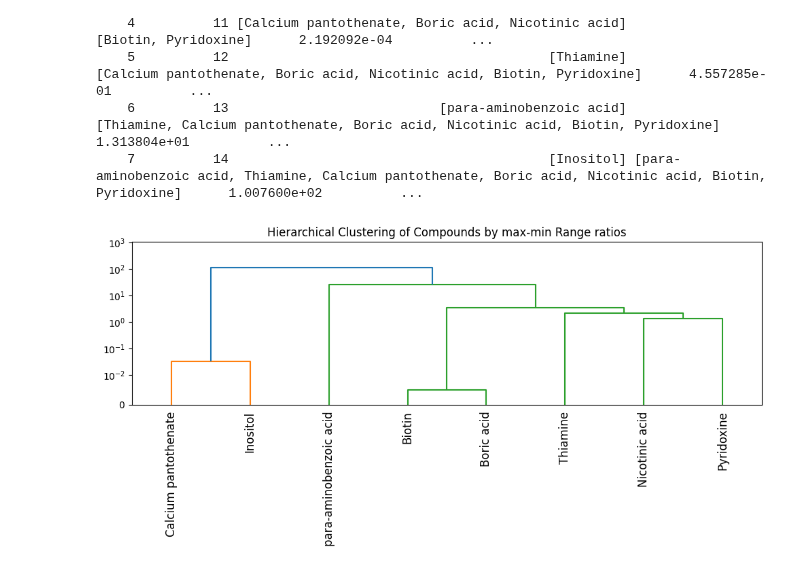
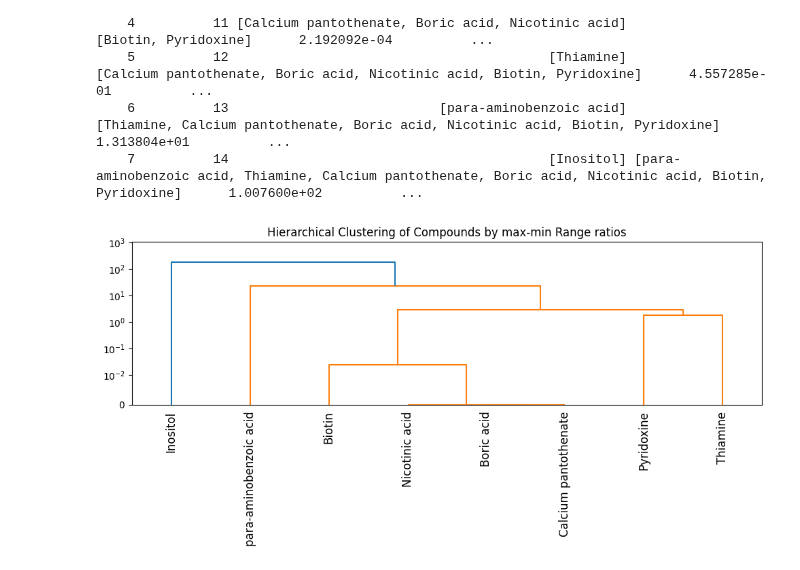
Before and after one commit to subarumuroi/ML_for_rational_design, a Jupyter notebook: Yarrowia linear hierarchial tree reduction.ipynb, the cells around one changed output. Drawn from its saved outputs; the diff is of its cells as text; code cells hidden in the pictures.

```diff
--- a/Yarrowia linear hierarchial tree reduction.ipynb
+++ b/Yarrowia linear hierarchial tree reduction.ipynb
@@ -99,7 +113,7 @@ ratio_df_e_reduced = ratio_df_e.drop(columns = ['1_YAR', '2b_YAR', '2c_YAR', '2d
 
 # Step 1: Compute SD per row
 sample_cols = ratio_df_e_reduced.columns.difference(['Compound_1', 'Compound_2'])
-ratio_df_e_reduced['Std_Ratio'] = ratio_df_e_reduced[sample_cols].std(axis=1, skipna=True)
+ratio_df_e_reduced['Std_Ratio'] = ratio_df_e_reduced[sample_cols].replace(0, np.nan).std(axis=1, skipna=True)
 
 # Step 2: Create list of all unique compounds
 compounds = pd.unique(ratio_df_e_reduced[['Compound_1', 'Compound_2']].values.ravel())
@@ -196,7 +210,7 @@ numeric_cols = ratio_df_e_reduced.drop(columns=['Compound_1', 'Compound_2']).sel
 range_df_e = pd.DataFrame({
     'Compound_1': ratio_df_e_reduced['Compound_1'],
     'Compound_2': ratio_df_e_reduced['Compound_2'],
-    'range': ratio_df_e_reduced[numeric_cols].max(axis=1) - ratio_df_e_reduced[numeric_cols].min(axis=1)
+    'range': ratio_df_e_reduced[numeric_cols].replace(0, np.nan).max(axis=1) - ratio_df_e_reduced[numeric_cols].replace(0, np.nan).min(axis=1)
 })
 
 # Create a square distance matrix
@@ -275,7 +289,7 @@ ratio_df_v_reduced = ratio_df_v.drop(columns=['1_YAR','2b_YAR', '2c_YAR', '2d_YA
 
 # Step 1: Compute SD per row
 sample_cols = ratio_df_v_reduced.columns.difference(['Compound_1', 'Compound_2'])
-ratio_df_v_reduced['Std_Ratio'] = ratio_df_v_reduced[sample_cols].std(axis=1, skipna=True)
+ratio_df_v_reduced['Std_Ratio'] = ratio_df_v_reduced[sample_cols].replace(0, np.nan).std(axis=1, skipna=True) # added replace 0 for correct std calc
 
 # Step 2: Create list of all unique compounds
 compounds = pd.unique(ratio_df_v_reduced[['Compound_1', 'Compound_2']].values.ravel())
@@ -371,38 +385,38 @@ numeric_cols = ratio_df_v_reduced.drop(columns=['Compound_1', 'Compound_2']).sel
 range_df_v = pd.DataFrame({
     'Compound_1': ratio_df_v_reduced['Compound_1'],
     'Compound_2': ratio_df_v_reduced['Compound_2'],
-    'range': ratio_df_v_reduced[numeric_cols].max(axis=1) - ratio_df_v_reduced[numeric_cols].min(axis=1)
+    'range': ratio_df_v_reduced[numeric_cols].replace(0, np.nan).max(axis=1) - ratio_df_v_reduced[numeric_cols].replace(0, np.nan).min(axis=1)
 })
 
 # Create a square distance matrix
 compounds = pd.unique(range_df_v[['Compound_1', 'Compound_2']].values.ravel())
 distance_matrix = pd.DataFrame(0, index=compounds, columns=compounds, dtype=float)
 
 # Fill in distances symmetrically
 for _, row in range_df_v.iterrows():
     c1, c2, dist = row['Compound_1'], row['Compound_2'], row['range']
     distance_matrix.loc[c1, c2] = dist
     distance_matrix.loc[c2, c1] = dist
 
 # Ensure zero diagonal
 np.fill_diagonal(distance_matrix.values, 0)
 
 if distance_matrix.isnull().any().any():
     raise ValueError("Distance matrix contains NaNs — some compound pairs are missing.")
 
 # Convert square matrix to condensed distance matrix
 condensed_dist = squareform(distance_matrix.values)
 
 # Perform hierarchical clustering
 Z = linkage(condensed_dist, method='average')
 
 # Plot dendrogram
 plt.figure(figsize=(10, 5))
 dendrogram(Z, labels=distance_matrix.index.tolist(), leaf_rotation=90)
 plt.title("Hierarchical Clustering of Compounds by max-min Range ratios")
 plt.yscale('symlog', linthresh=0.01)
 plt.ylim(0, distance_matrix.values.max() * 1.2)
 plt.tight_layout()
 plt.show()
 # %% [output]
-[figure, old version]
+[figure, new version]
```
Also changed, not shown: parts of 8 cells of this notebook.
